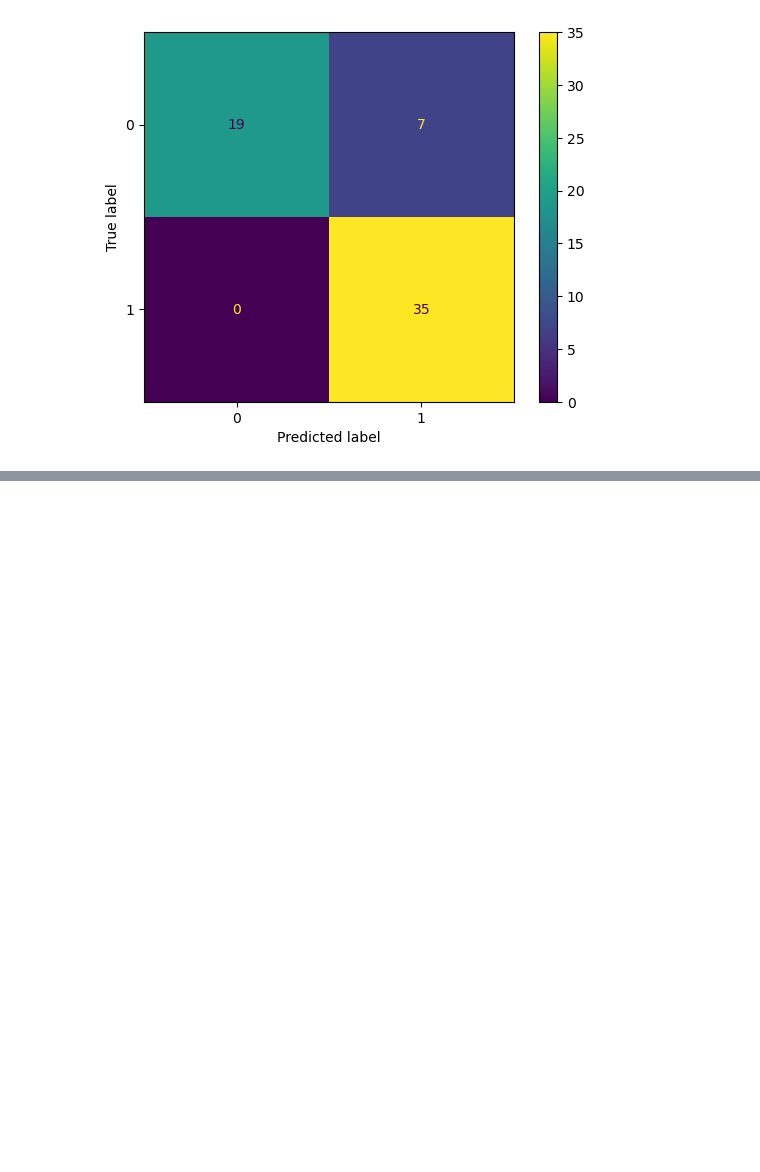
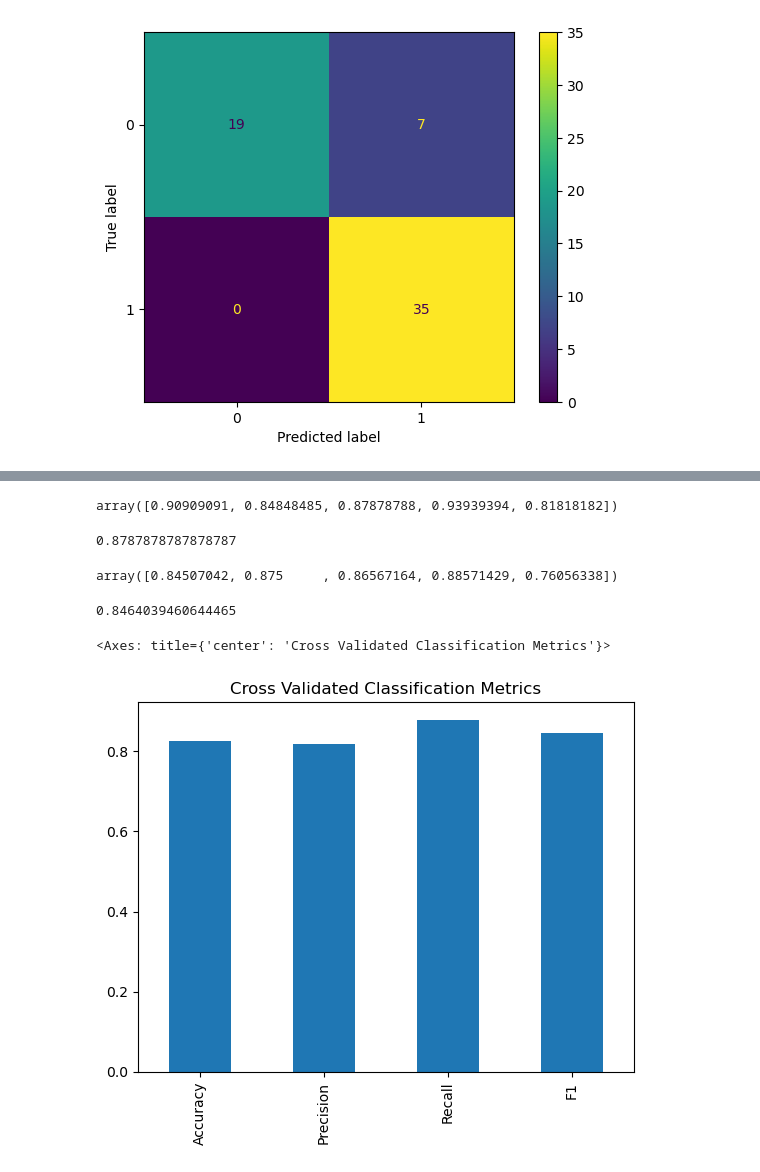
Before and after one commit to cillustrisimo/Heart-Disease-Classification-Model, a Jupyter notebook: heart-disease-classification.ipynb, the cells around one changed output, grey strips where cells are left out. Saved outputs shown, nothing was run; the diff lists cells and outputs as text; code cells hidden in the pictures; blank space fills up the shorter version.

Commit message:
add cross validated evaluation metrics

```diff
--- a/heart-disease-classification.ipynb
+++ b/heart-disease-classification.ipynb
@@ -666,0 +745,17 @@ ConfusionMatrixDisplay.from_estimator(gs_lr, X_test,
+# %%
+# Cross-validated recall
+cv_recall = cross_val_score(clf,
+                            X,
+                            y,
+                            cv=5,
+                            scoring="recall"
+                           )
+
+cv_recall
+# %% [output]
+array([0.90909091, 0.84848485, 0.87878788, 0.93939394, 0.81818182])
+# %%
+cvr_mean = np.mean(cv_recall)
+cvr_mean
+# %% [output]
+0.8787878787878787
@@ -666,0 +764,28 @@ ConfusionMatrixDisplay.from_estimator(gs_lr, X_test,
+# %%
+cv_f1 = cross_val_score(clf,
+                        X,
+                        y,
+                        cv=5,
+                        scoring="f1"
+                       )
+
+cv_f1
+# %% [output]
+array([0.84507042, 0.875     , 0.86567164, 0.88571429, 0.76056338])
+# %%
+cvf1_mean = np.mean(cv_f1)
+cvf1_mean
+# %% [output]
+0.8464039460644465
+# %%
+# Storing these scores into a visualization
+cv_metrics = pd.DataFrame({"Accuracy": cv_acc_mean,
+                           "Precision": cvp_mean,
+                           "Recall": cvr_mean,
+                           "F1": cvf1_mean},
+                          index=[0])
+
+cv_metrics.T.plot.bar(title="Cross Validated Classification Metrics", legend = False)
+# %% [output]
+<Axes: title={'center': 'Cross Validated Classification Metrics'}>
+[figure, added]
```
Also changed, not shown: parts of 11 cells of this notebook.
